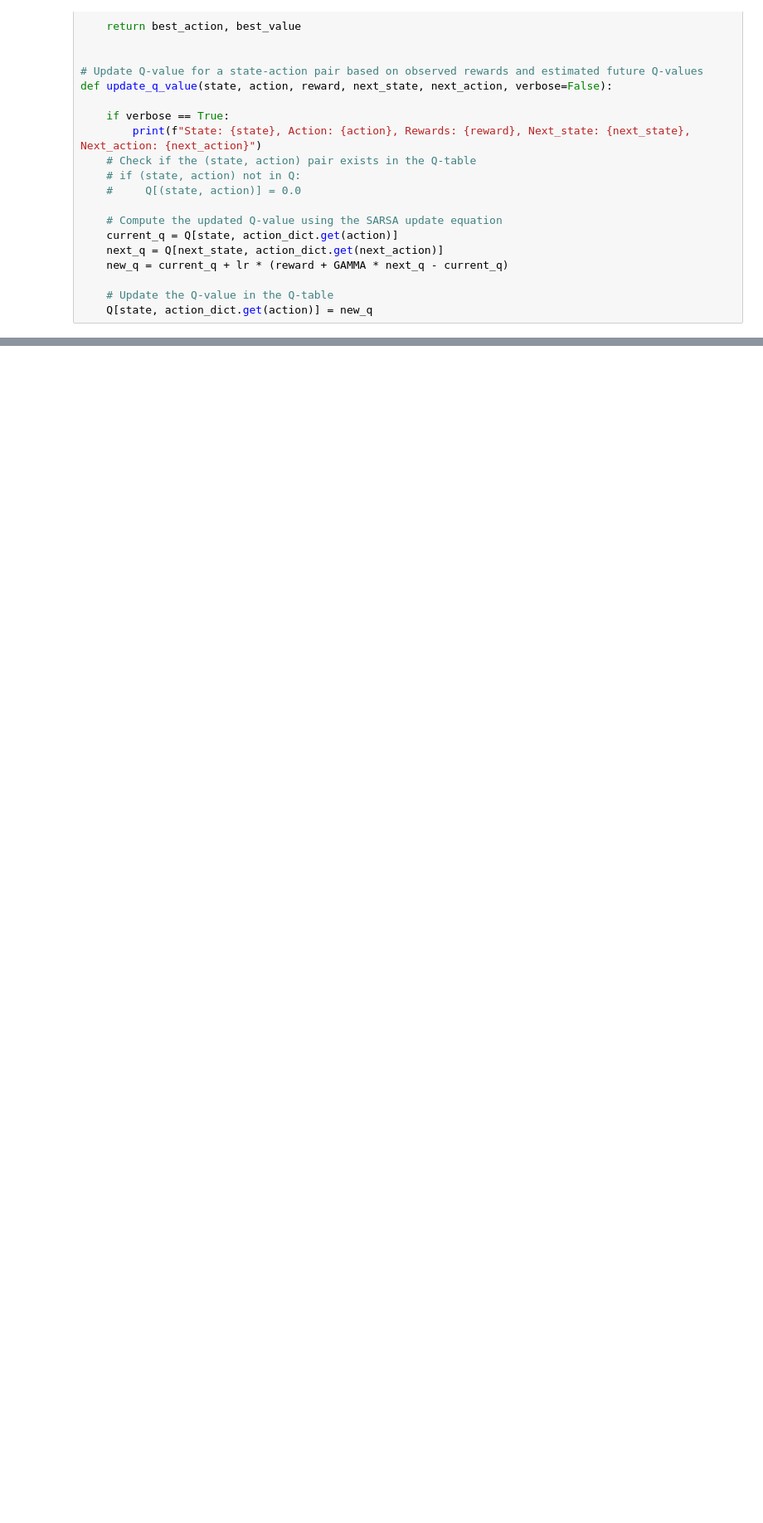
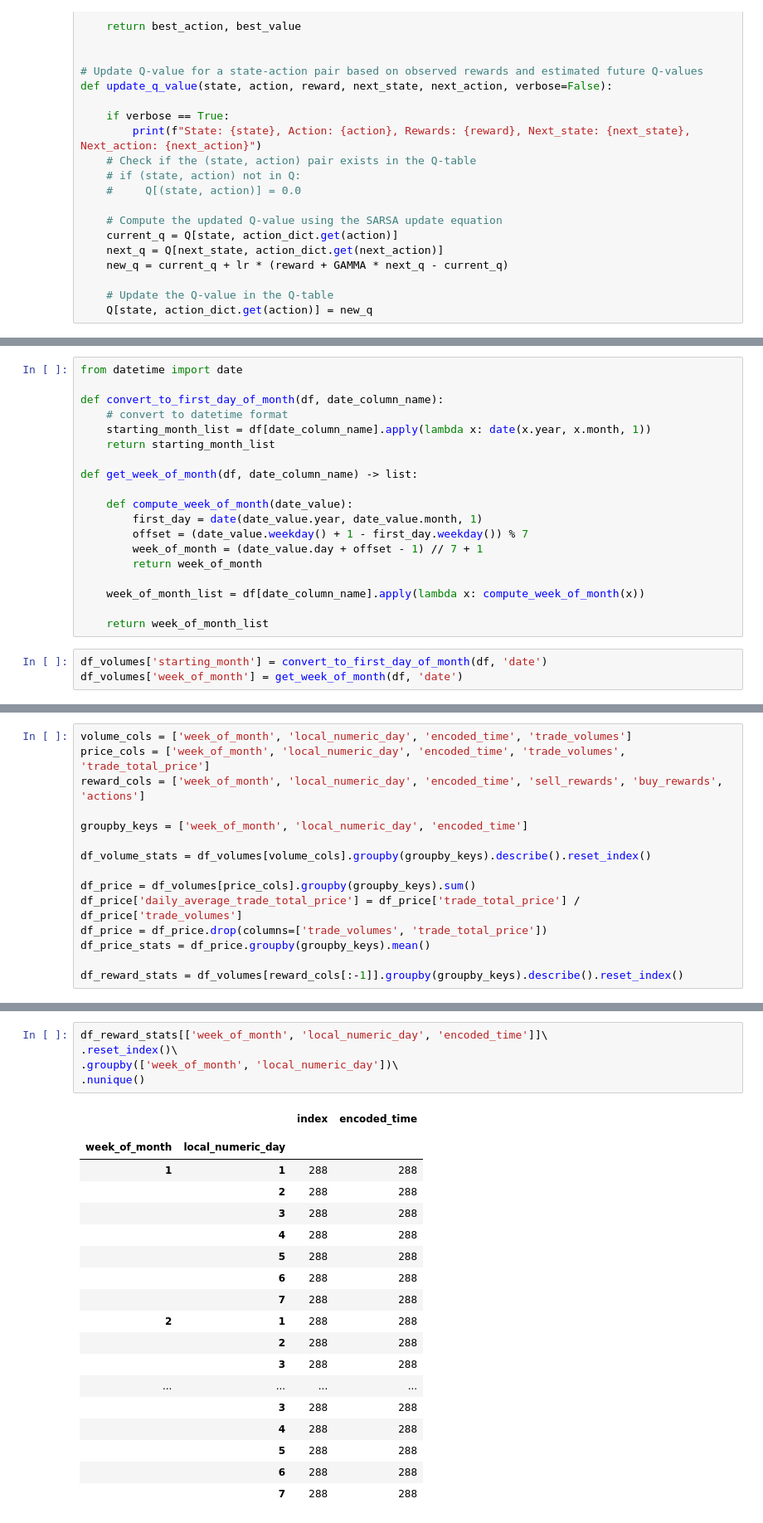
Before and after one commit to lornjhinn-git/reinforcement-learning, a Jupyter notebook: sarsa_eth.ipynb, the cells around one changed output, grey strips where cells are left out. Shown: that part at 83% size. Cells and saved outputs as stored; diff of their text form; blank space fills up the shorter version.

Commit message:
Added code to create nested state reward table

```diff
--- a/sarsa_eth.ipynb
+++ b/sarsa_eth.ipynb
@@ -431,0 +556,22 @@ print(is_different)
+# %%
+from datetime import date
+
+def convert_to_first_day_of_month(df, date_column_name):
+    # convert to datetime format
+    starting_month_list = df[date_column_name].apply(lambda x: date(x.year, x.month, 1))
+    return starting_month_list
+
+def get_week_of_month(df, date_column_name) -> list:
+
+    def compute_week_of_month(date_value):
+        first_day = date(date_value.year, date_value.month, 1)
+        offset = (date_value.weekday() + 1 - first_day.weekday()) % 7
+        week_of_month = (date_value.day + offset - 1) // 7 + 1
+        return week_of_month
+
+    week_of_month_list = df[date_column_name].apply(lambda x: compute_week_of_month(x))
+
+    return week_of_month_list
+# %%
+df_volumes['starting_month'] = convert_to_first_day_of_month(df, 'date')
+df_volumes['week_of_month'] = get_week_of_month(df, 'date')
@@ -431,0 +602,15 @@ print(is_different)
+# %%
+volume_cols = ['week_of_month', 'local_numeric_day', 'encoded_time', 'trade_volumes']
+price_cols = ['week_of_month', 'local_numeric_day', 'encoded_time', 'trade_volumes', 'trade_total_price']
+reward_cols = ['week_of_month', 'local_numeric_day', 'encoded_time', 'sell_rewards', 'buy_rewards', 'actions']
+
+groupby_keys = ['week_of_month', 'local_numeric_day', 'encoded_time']
+
+df_volume_stats = df_volumes[volume_cols].groupby(groupby_keys).describe().reset_index()
+
+df_price = df_volumes[price_cols].groupby(groupby_keys).sum()
+df_price['daily_average_trade_total_price'] = df_price['trade_total_price'] / df_price['trade_volumes']
+df_price = df_price.drop(columns=['trade_volumes', 'trade_total_price'])
+df_price_stats = df_price.groupby(groupby_keys).mean()
+
+df_reward_stats = df_volumes[reward_cols[:-1]].groupby(groupby_keys).describe().reset_index()
@@ -431,0 +647,25 @@ print(is_different)
+# %%
+df_reward_stats[['week_of_month', 'local_numeric_day', 'encoded_time']]\
+.reset_index()\
+.groupby(['week_of_month', 'local_numeric_day'])\
+.nunique()
+# %% [output]
+|  |  | index | encoded_time |
+|  |  |  |  |
+| week_of_month | local_numeric_day |  |  |
+| 1 | 1 | 288 | 288 |
+|  | 2 | 288 | 288 |
+|  | 3 | 288 | 288 |
+|  | 4 | 288 | 288 |
+|  | 5 | 288 | 288 |
+|  | 6 | 288 | 288 |
+|  | 7 | 288 | 288 |
+| 2 | 1 | 288 | 288 |
+|  | 2 | 288 | 288 |
+|  | 3 | 288 | 288 |
+| ... | ... | ... | ... |
+|  | 3 | 288 | 288 |
+|  | 4 | 288 | 288 |
+|  | 5 | 288 | 288 |
+|  | 6 | 288 | 288 |
+|  | 7 | 288 | 288 |
```
Also changed, not shown: parts of 38 cells of this notebook, 1 other file.
